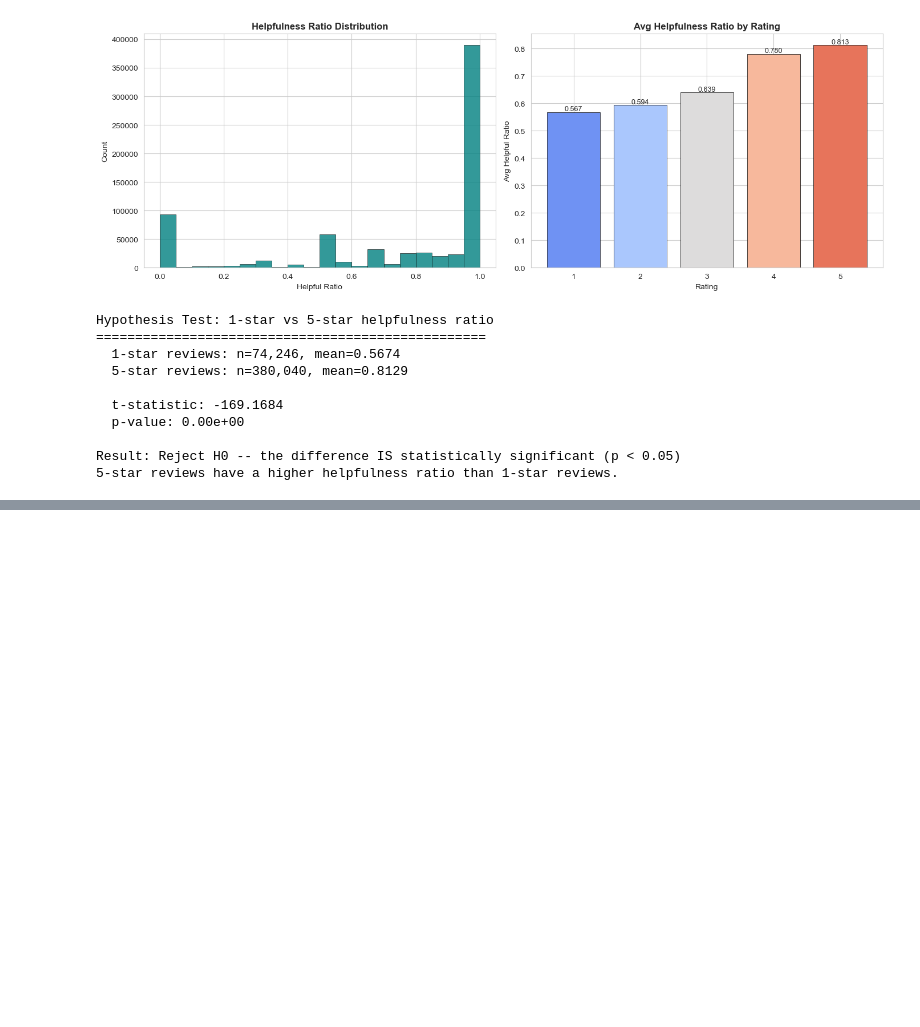
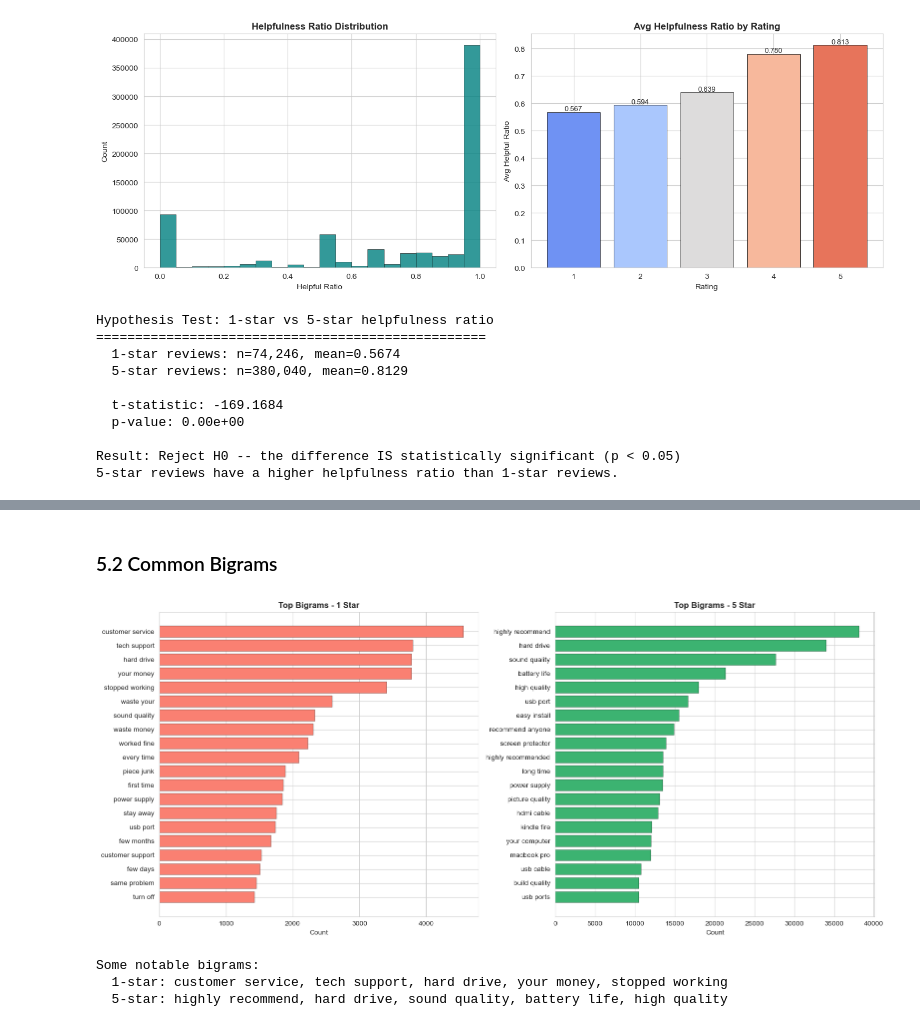
Before and after one commit to iremmkrtlmz/Amazon-Electronics-Intelligence, a Jupyter notebook: amazon_electronics_intelligence.ipynb, the cells around one changed output, grey strips where cells are left out. Cells and saved outputs as stored; diff of their text form; code cells hidden in the pictures; blank space fills up the shorter version.

```diff
--- a/amazon_electronics_intelligence.ipynb
+++ b/amazon_electronics_intelligence.ipynb
@@ -615,0 +691,36 @@ Result: Reject H0 -- the difference IS statistically significant (p < 0.05)
+# %% [markdown]
+### 5.2 Common Bigrams
+# %%
+# extract bigrams (two-word phrases)
+def get_bigrams(text, n=20):
+    words = text.split()
+    bigrams = [f'{words[i]} {words[i+1]}' for i in range(len(words)-1)]
+    return Counter(bigrams).most_common(n)
+
+bi_1 = get_bigrams(clean_1)
+bi_5 = get_bigrams(clean_5)
+
+fig, (ax1, ax2) = plt.subplots(1, 2, figsize=(16, 7))
+
+ax1.barh([b[0] for b in bi_1], [b[1] for b in bi_1], color='salmon', edgecolor='black', lw=0.3)
+ax1.invert_yaxis()
+ax1.set_title('Top Bigrams - 1 Star', fontweight='bold')
+ax1.set_xlabel('Count')
+
+ax2.barh([b[0] for b in bi_5], [b[1] for b in bi_5], color='mediumseagreen', edgecolor='black', lw=0.3)
+ax2.invert_yaxis()
+ax2.set_title('Top Bigrams - 5 Star', fontweight='bold')
+ax2.set_xlabel('Count')
+
+plt.tight_layout()
+plt.show()
+
+# print some interesting ones
+print("Some notable bigrams:")
+print(f"  1-star: {', '.join([b[0] for b in bi_1[:5]])}")
+print(f"  5-star: {', '.join([b[0] for b in bi_5[:5]])}")
+# %% [output]
+[figure, added]
+Some notable bigrams:
+  1-star: customer service, tech support, hard drive, your money, stopped working
+  5-star: highly recommend, hard drive, sound quality, battery life, high quality
```
Also changed, not shown: parts of 5 cells of this notebook, 1 other file.
